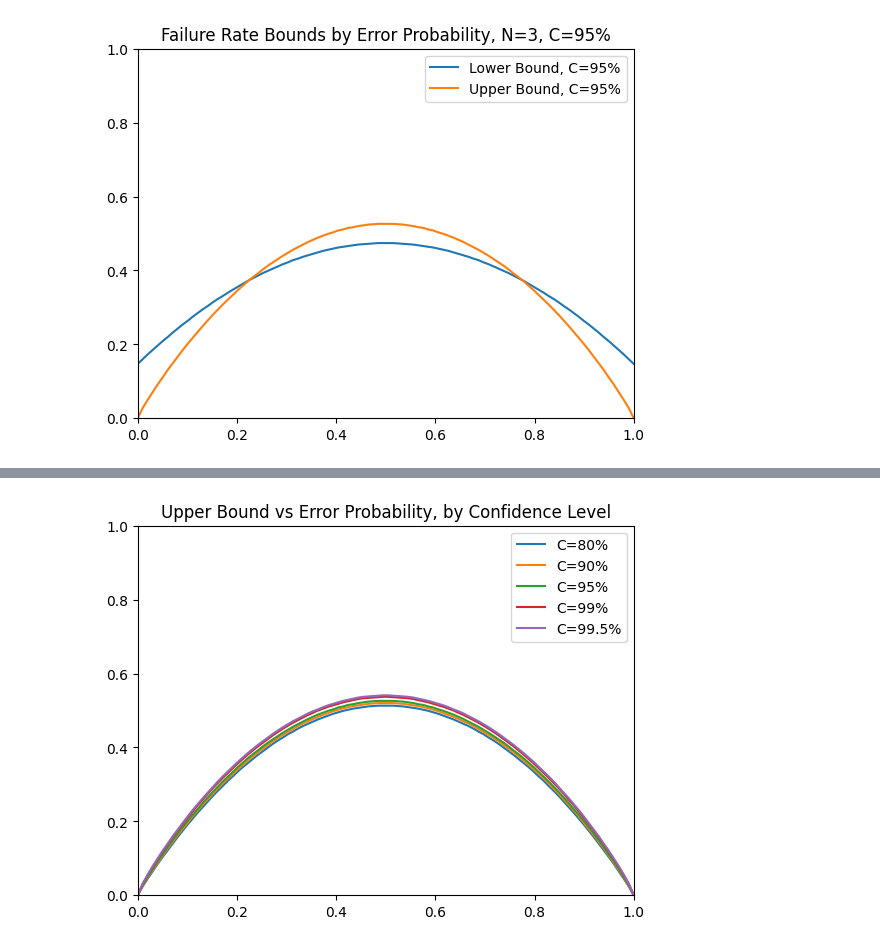
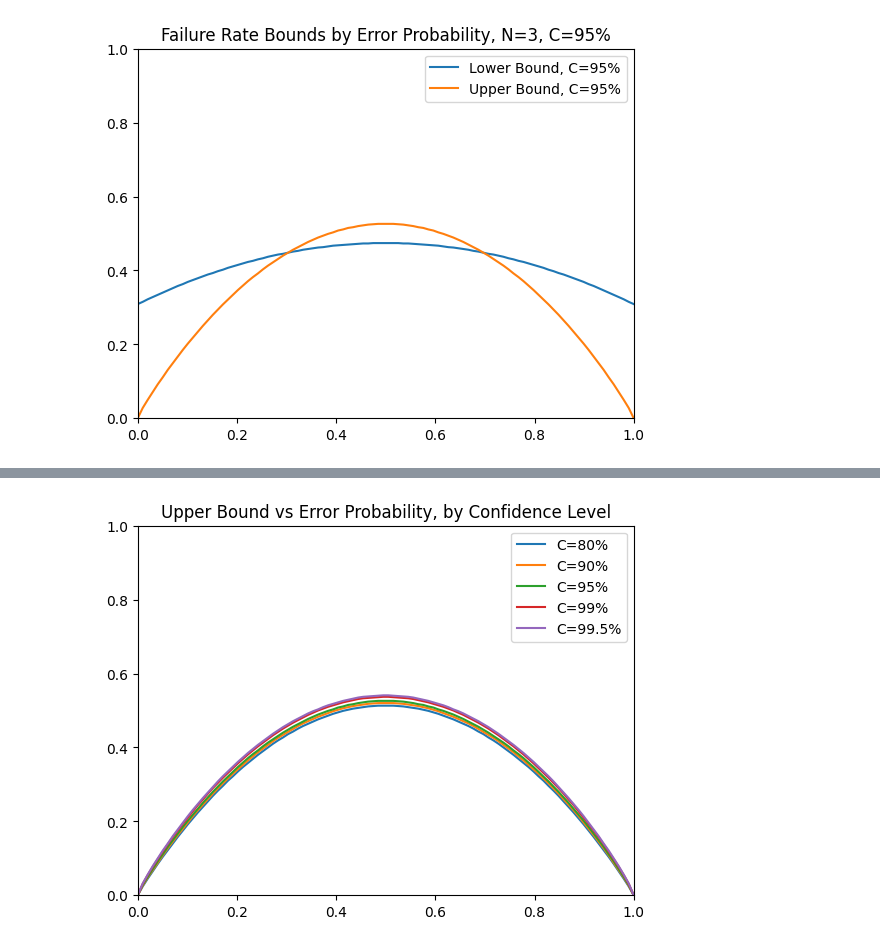
Before and after one commit to Louisanity/byzantine-generals-with-EM, a Jupyter notebook: Generalized Byzantine Scheme.ipynb, the cells around one changed output, grey strips where cells are left out. Drawn from its saved outputs; the diff is of its cells as text; code cells hidden in the pictures.

```diff
--- a/Generalized Byzantine Scheme.ipynb
+++ b/Generalized Byzantine Scheme.ipynb
@@ -258,12 +300 @@ def run_protocol(number_of_generals, number_of_traitors, noise=False, noise_leve
     return qbs.detectable_broadcast()
-# %%
-# I want to minimize failure rate as a function of noise_lvl by changing conf_lvl
-
-nl_vals = np.arange(0.00, 0.25, 0.01)  # len 50
-fail_rates = []
-
-for nl in nl_vals:
-    fails = 0
-    for i in range(1000):
-        fails += not run_protocol(5, 1, noise=True, noise_level=nl, verify=False, conf_level=0.95)
-    fail_rates.append([nl, fails/1000])
@@ -306,0 +301,24 @@ def cross_over(k, f_step_size, N, cl):  # Should return the maximum f that B_low
+# %%
+
+# Building Table to hold results
+# columns: Num generals, Num traitors, Noise Levels, Success Prob as cell values
+players = []
+for gen_num in range(3, 10):
+    for trait_num in range(1, gen_num):
+        players.append([gen_num, trait_num])
+players = np.array(players)
+
+nl_vals = np.arange(0.00, 0.50, 0.01)
+results = np.zeros((players.shape[0], 2+nl_vals.shape[0]))
+results[:,0:2] = players
+
+print(f"Max i: {players.shape[0]}")
+for i in range(results.shape[0]):
+    print(i)
+    for j in range(nl_vals.shape[0]):
+        for k in range(100):
+            results[i,j+2] += run_protocol(int(results[i,0]), int(results[i,1]), shots=2096, noise=True, noise_level=nl_vals[j], verify=False, verbose=False, visualize=False)
+
+results
+
+np.save('results_no_EM.np', results)
@@ -307,18 +368,18 @@ def cross_over(k, f_step_size, N, cl):  # Should return the maximum f that B_low
 # %%
 k_size = 1000  # The number of indices exchanged
 f_vec = np.linspace(0.0, 1.0, 100)  # bit flip error rates
 
 lower_vec, upper_vec = np.zeros(100), np.zeros(100)
 for i in range(len(f_vec)):
-    lower_vec[i] = B_lower(k_size, f_vec[i], 3, 0.95)
-    upper_vec[i] = B_upper(k_size, f_vec[i], 3, 0.95)
+    lower_vec[i] = B_lower(3, k_size, f_vec[i], 0.95)
+    upper_vec[i] = B_upper(3, k_size, f_vec[i], 0.95)
 
 plt.plot(f_vec, lower_vec, label="Lower Bound, C=95%")
 plt.plot(f_vec, upper_vec, label="Upper Bound, C=95%")
 plt.ylim(0.0, 1.0)
 plt.xlim(0.0, 1.0)
 plt.legend()
 plt.title("Failure Rate Bounds by Error Probability, N=3, C=95%")
 plt.show()
 # %% [output]
-[figure, old version]
+[figure, new version]
```
Also changed, not shown: parts of 16 cells of this notebook.
